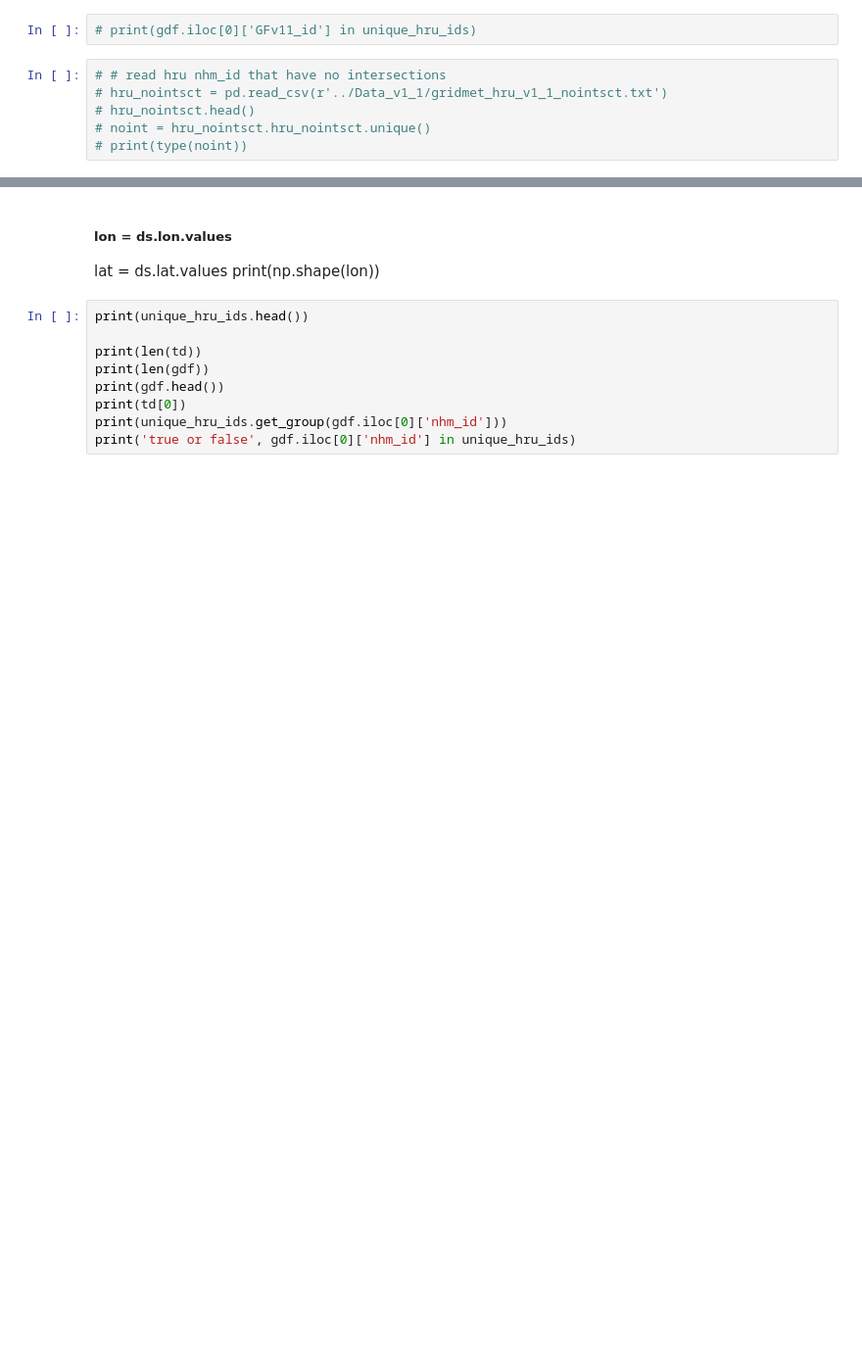
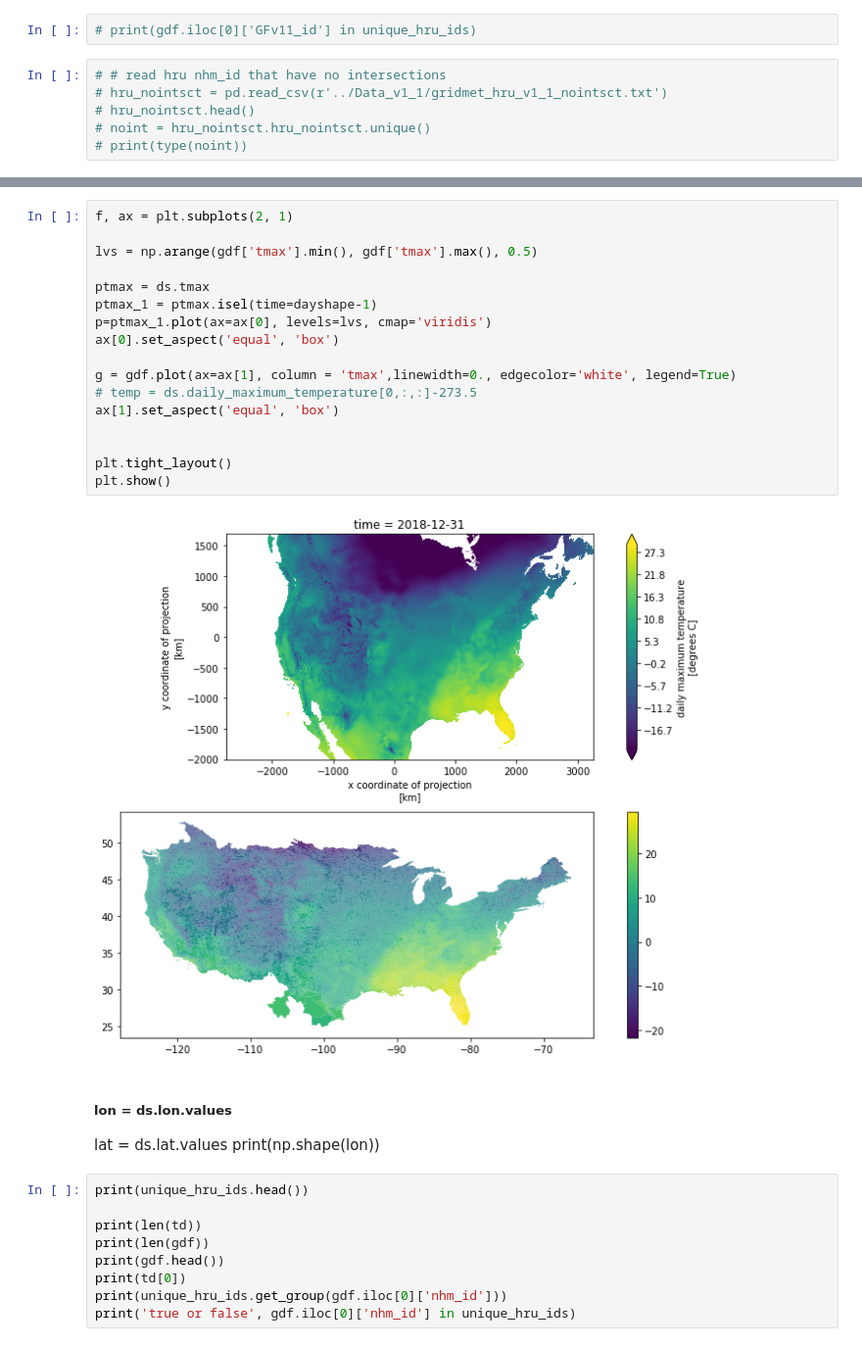
Before and after one commit to nhm-usgs/onhm-fetcher-parser, a Jupyter notebook: notebooks/final_notebooks/Daymet_hru_v1_1.ipynb, the cells around one changed output, grey strips where cells are left out. Shown at 98% size. Drawn from its saved outputs; the diff is of its cells as text; blank space fills up the shorter version.

```diff
--- a/notebooks/final_notebooks/Daymet_hru_v1_1.ipynb
+++ b/notebooks/final_notebooks/Daymet_hru_v1_1.ipynb
@@ -266,3 +297,22 @@ min/max -21.682032610148493 29.50000000000001
+# %%
+f, ax = plt.subplots(2, 1)
+
+lvs = np.arange(gdf['tmax'].min(), gdf['tmax'].max(), 0.5)
+
+ptmax = ds.tmax
+ptmax_1 = ptmax.isel(time=dayshape-1)
+p=ptmax_1.plot(ax=ax[0], levels=lvs, cmap='viridis')
+ax[0].set_aspect('equal', 'box')
+
+g = gdf.plot(ax=ax[1], column = 'tmax',linewidth=0., edgecolor='white', legend=True)
+# temp = ds.daily_maximum_temperature[0,:,:]-273.5
+ax[1].set_aspect('equal', 'box')
+
+
+plt.tight_layout()
+plt.show()
+# %% [output]
+[figure, added]
 # %% [markdown]
 ##### lon = ds.lon.values
 lat = ds.lat.values
```
Also changed, not shown: parts of 5 cells of this notebook, 5 other files.
